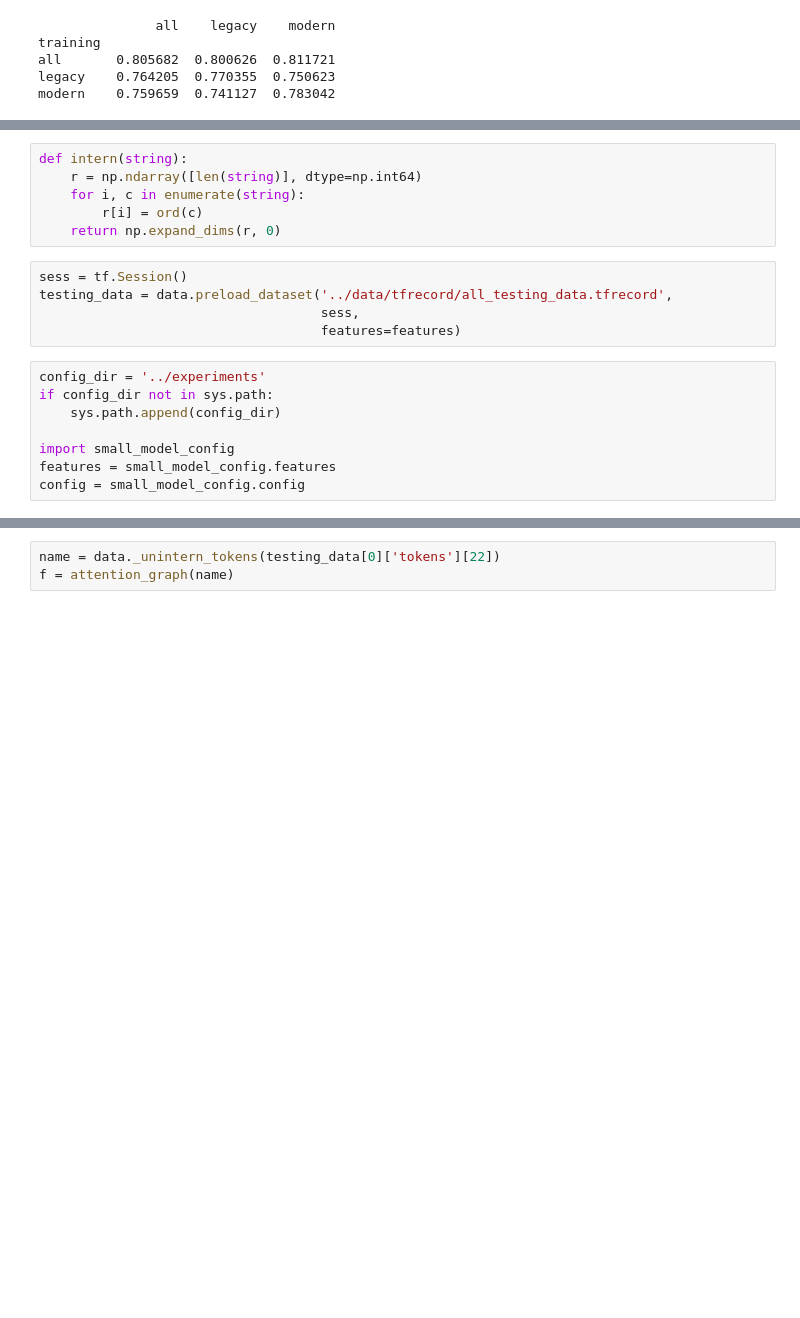
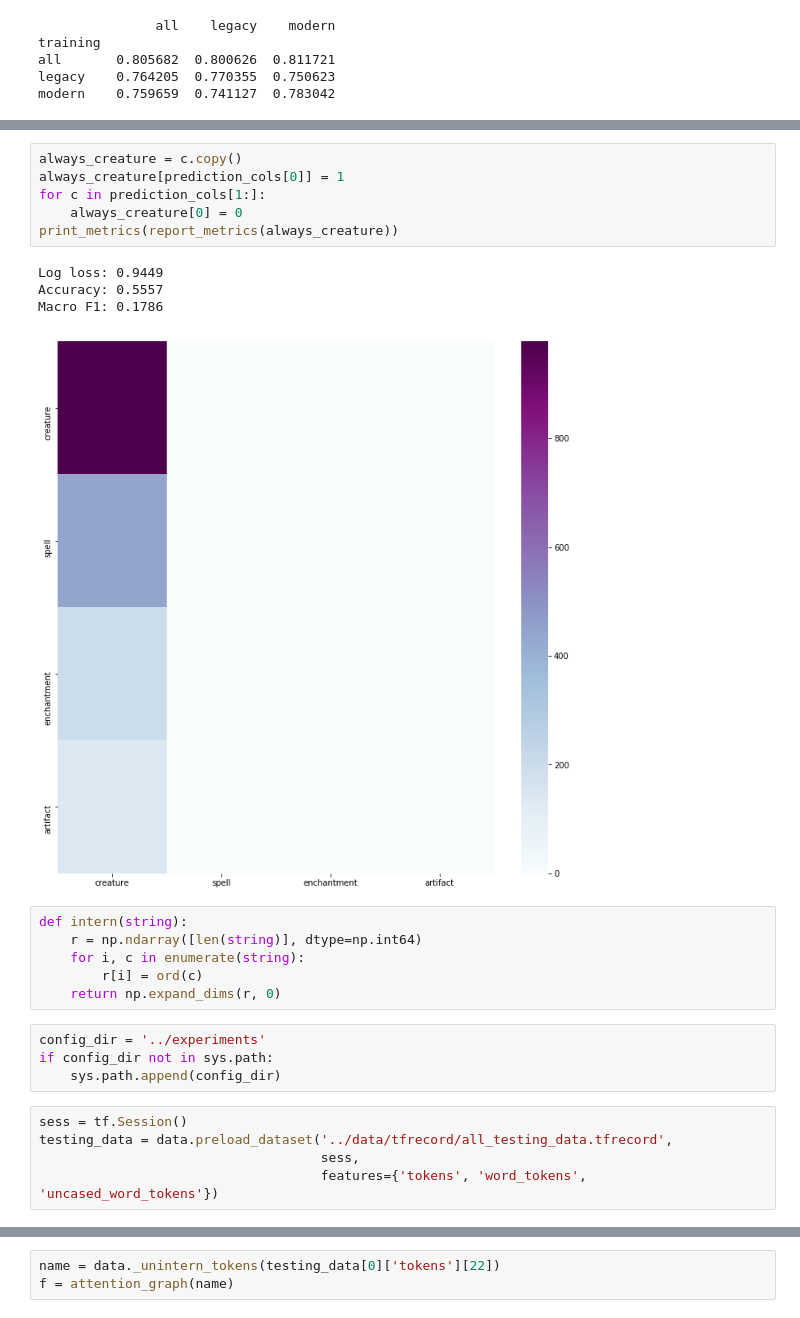
Before and after one commit to dandersonw/ai-final-project, a Jupyter notebook: notebooks/text_error_analysis.ipynb, the cells around one changed output, grey strips where cells are left out. Cells and saved outputs as stored; diff of their text form; blank space fills up the shorter version.

```diff
--- a/notebooks/text_error_analysis.ipynb
+++ b/notebooks/text_error_analysis.ipynb
@@ -97,20 +111,27 @@ Macro F1: 0.6429
+# %%
+always_creature = c.copy()
+always_creature[prediction_cols[0]] = 1
+for c in prediction_cols[1:]:
+    always_creature[0] = 0
+print_metrics(report_metrics(always_creature))
+# %% [output]
+Log loss: 0.9449
+Accuracy: 0.5557
+Macro F1: 0.1786
+[figure, added]
 # %%
 def intern(string):
     r = np.ndarray([len(string)], dtype=np.int64)
     for i, c in enumerate(string):
         r[i] = ord(c)
     return np.expand_dims(r, 0)
+# %%
+config_dir = '../experiments'
+if config_dir not in sys.path:
+    sys.path.append(config_dir)
 # %%
 sess = tf.Session()
 testing_data = data.preload_dataset('../data/tfrecord/all_testing_data.tfrecord',
                                     sess,
-                                    features=features)
+                                    features={'tokens', 'word_tokens', 'uncased_word_tokens'})
-# %%
-config_dir = '../experiments'
-if config_dir not in sys.path:
-    sys.path.append(config_dir)
-
-import small_model_config
-features = small_model_config.features
-config = small_model_config.config
 # %%
```
Also changed, not shown: parts of 11 cells of this notebook.
